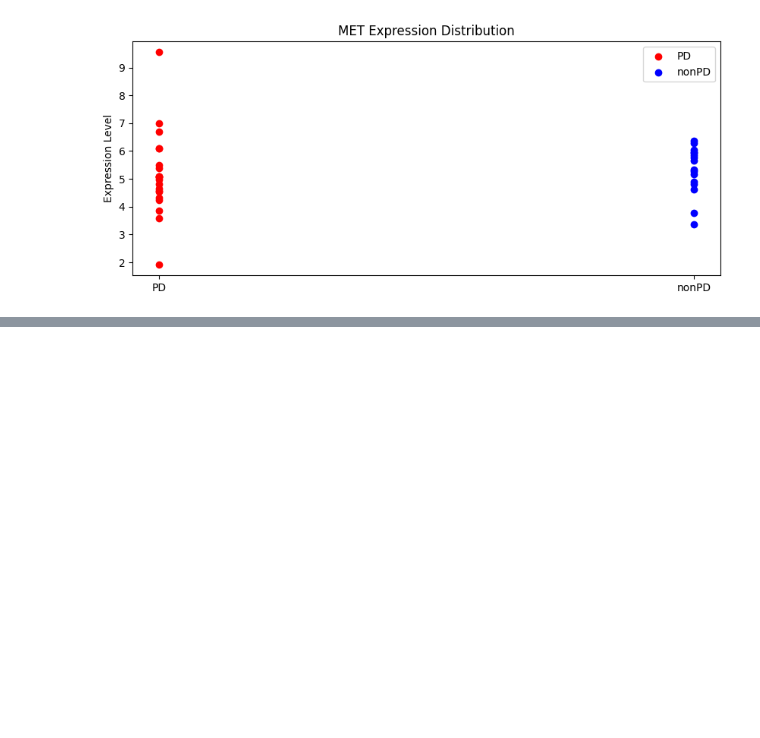
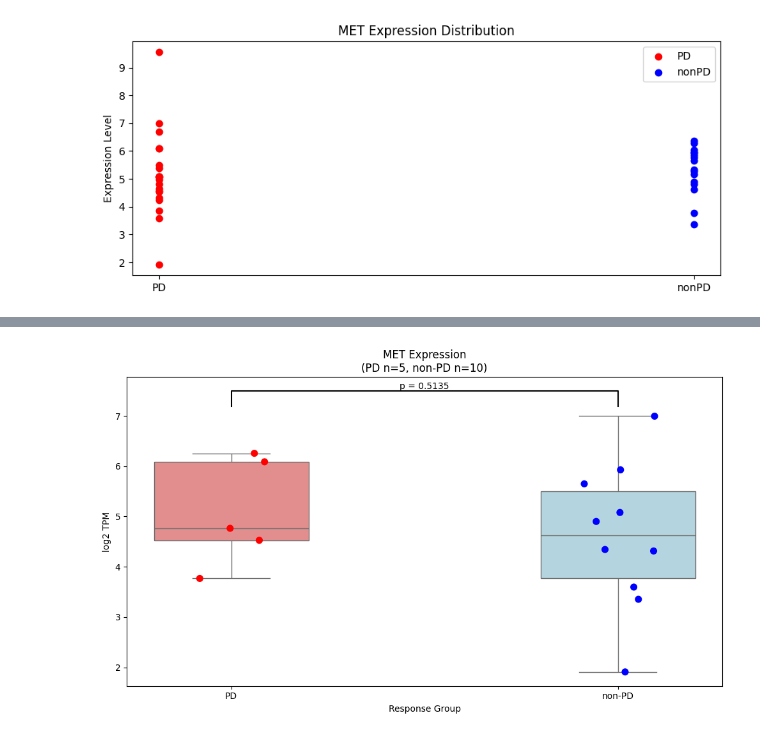
Before and after one commit to lkmaks/mcrc-cetuximab-analysis, a Jupyter notebook: notebooks/MET_analysis.ipynb, the cells around one changed output, grey strips where cells are left out. Saved outputs shown, nothing was run; the diff lists cells and outputs as text; code cells hidden in the pictures; blank space fills up the shorter version.

```diff
--- a/notebooks/MET_analysis.ipynb
+++ b/notebooks/MET_analysis.ipynb
@@ -437,0 +575,87 @@ Mean Expression - nonPD: 5.314
+# %%
+import pandas as pd
+import numpy as np
+from scipy import stats
+import matplotlib.pyplot as plt
+import seaborn as sns
+
+# Confirmed available samples from expression data
+pd_samples = ['18R690_023', '18R700_08','18R653_014', '18R657_019', '18R465_006']
+nonpd_samples = ['18R649_010', '18R669_01', '18R694_02', '18R697_05', '18R648_09',
+                '18R659_020', '18R661_021', '18R663_027', '18R702_010', '18R673_05']
+
+# Load expression data
+expr_path = "/mnt/c/Users/PC/Desktop/mcrc-cetuximab-analysis/notebooks/log2_tpm_hgnc_matrix_no_metastases.csv"
+expr_df = pd.read_csv(expr_path)
+
+# Handle merged header if needed
+if len(expr_df.columns) == 1:
+    expr_df = expr_df.iloc[:, 0].str.split(',', expand=True)
+    expr_df.columns = expr_df.iloc[0]
+    expr_df = expr_df.iloc[1:]
+
+expr_df = expr_df.set_index('gene')
+
+# MET gene analysis
+met_gene = 'MET'
+if met_gene in expr_df.index:
+    print(f"Analyzing {met_gene} expression with available samples")
+    print(f"PD samples: {pd_samples}")
+    print(f"non-PD samples: {nonpd_samples}")
+
+    # Get expression values
+    pd_vals = expr_df.loc[met_gene, pd_samples].dropna().astype(float).values
+    nonpd_vals = expr_df.loc[met_gene, nonpd_samples].dropna().astype(float).values
+
+    print(f"\nPD values (n={len(pd_vals)}): {pd_vals}")
+    print(f"non-PD values (n={len(nonpd_vals)}): {nonpd_vals}")
+
+    # Note about missing samples
+    if len(pd_vals) < 5:
+        print("\nNote: Only found", len(pd_vals), "of 5 PD samples in expression data")
+        print("Missing PD samples: 18R653_0014, 18R657_0019, 18R465_0006")
+
+    # Mann-Whitney U test
+    if len(pd_vals) >= 2 and len(nonpd_vals) >= 2:
+        stat, pval = stats.mannwhitneyu(pd_vals, nonpd_vals, alternative='two-sided')
+
+        print(f"\nMann-Whitney U test results:")
+        print(f"U statistic: {stat}")
+        print(f"P-value: {pval:.4f}")
+        print(f"Median - PD: {np.median(pd_vals):.3f}")
+        print(f"Median - non-PD: {np.median(nonpd_vals):.3f}")
+
+        # Create plot
+        plt.figure(figsize=(10, 6))
+        plot_data = pd.DataFrame({
+            'Expression': np.concatenate([pd_vals, nonpd_vals]),
+            'Group': ['PD']*len(pd_vals) + ['non-PD']*len(nonpd_vals)
+        })
+
+        # Boxplot with hue to avoid warning
+        sns.boxplot(x='Group', y='Expression', hue='Group', data=plot_data, width=0.4,
+                   palette={'PD': 'lightcoral', 'non-PD': 'lightblue'},
+                   showfliers=False, legend=False)
+
+        # Individual points
+        sns.stripplot(x='Group', y='Expression', hue='Group', data=plot_data,
+                     palette={'PD': 'red', 'non-PD': 'blue'},
+                     size=8, jitter=True, legend=False)
+
+        # Add p-value
+        y_max = max(np.max(pd_vals), np.max(nonpd_vals)) + 0.5
+        plt.plot([0, 0, 1, 1], [y_max-0.3, y_max, y_max, y_max-0.3], color='black')
+        plt.text(0.5, y_max, f'p = {pval:.4f}', ha='center', va='bottom')
+
+        plt.title(f"MET Expression\n(PD n={len(pd_vals)}, non-PD n={len(nonpd_vals)})")
+        plt.ylabel("log2 TPM")
+        plt.xlabel("Response Group")
+        plt.tight_layout()
+        plt.show()
+
+    else:
+        print("\nInsufficient data for statistical comparison")
+
+else:
+    print(f"{met_gene} not found in expression data")
+# %% [output]
@@ -437,0 +675 @@ Mean Expression - nonPD: 5.314
+[figure, added]
```
Also changed, not shown: parts of 2 cells of this notebook, 8 other files.
